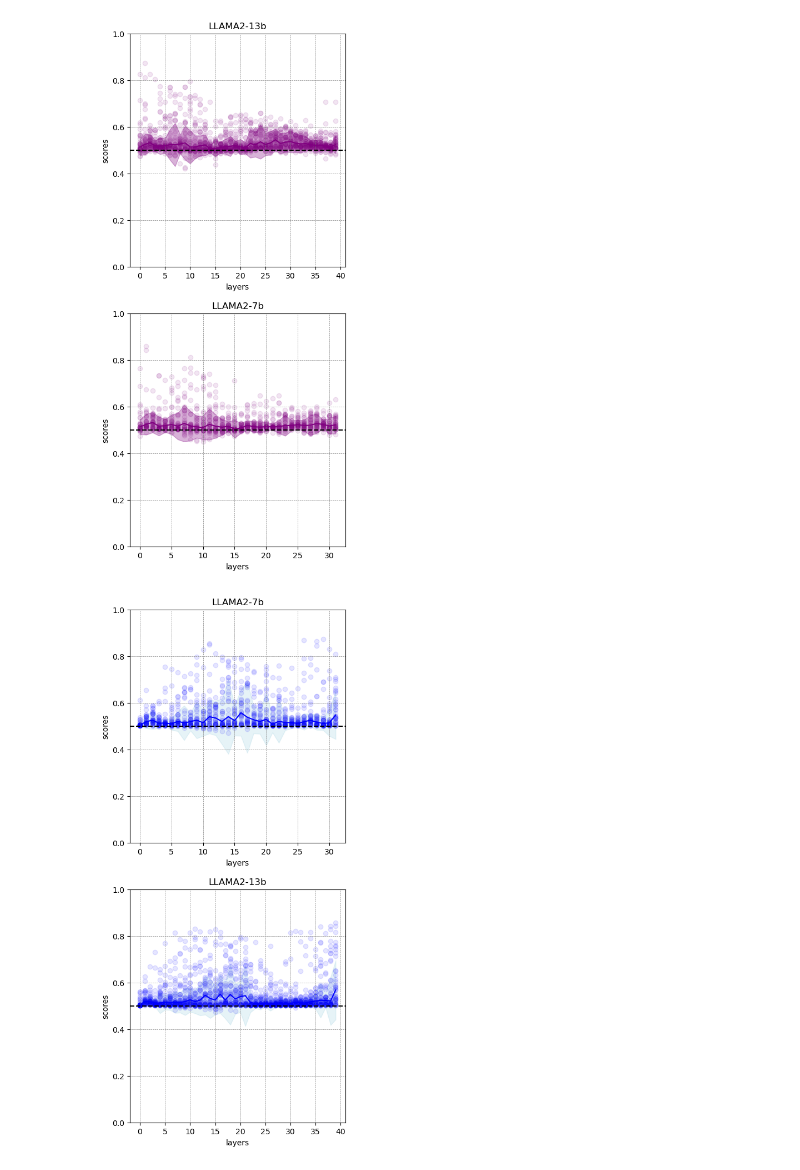
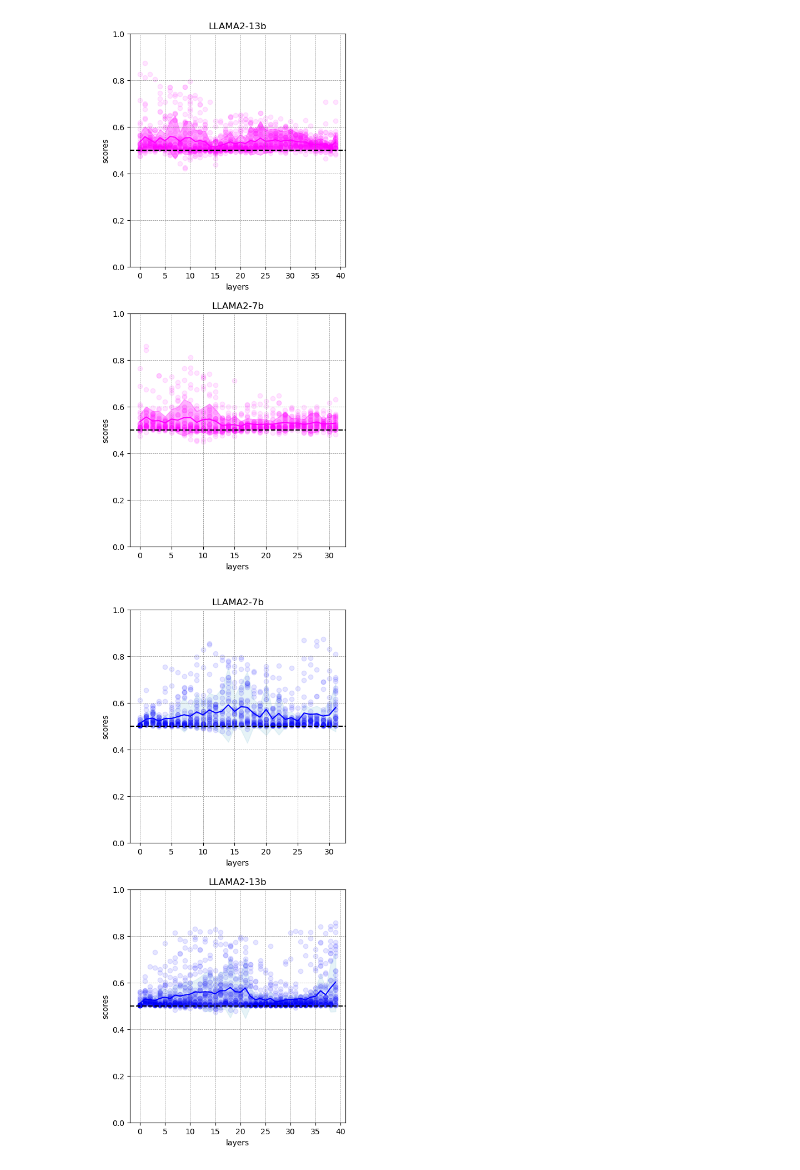
Before and after one commit to matteosaponati/attention-geometry, a Jupyter notebook: figures/LLAMA2-layers.ipynb, the cells around one changed output. Drawn from its saved outputs; the diff is of its cells as text; code cells hidden in the pictures.

```diff
--- a/figures/LLAMA2-layers.ipynb
+++ b/figures/LLAMA2-layers.ipynb
@@ -6,35 +6,35 @@ import matplotlib.pyplot as plt
 # %%
 # get query-key scores for Llama 2 models calculated on each head
 with open('../_data/fig_scores/LLAMA2-query-key.pkl', 'rb') as file:
     models = pickle.load(file)
 
 names = list(models.keys())
 
 plt.figure(figsize=(5,6 * len(names)))
 
 for i, name in enumerate(names):
 
     plt.subplot(len(names),1,i+1)
 
     model = models[name][-2]**2
 
-    plt.plot(np.arange(model.shape[0]),np.median(model,axis=1),color='purple')
+    plt.plot(np.arange(model.shape[0]),np.mean(model,axis=1),color='magenta')
     plt.fill_between(np.arange(model.shape[0]),
-                 np.median(model,axis=1)+ iqr(model,axis=1),
-                 np.median(model,axis=1)- iqr(model,axis=1),
-                 color='purple',alpha=.3)
+                 np.mean(model,axis=1)+ iqr(model,axis=1),
+                 np.mean(model,axis=1)- iqr(model,axis=1),
+                 color='magenta',alpha=.3)
 
     for layer in range(model.shape[0]):
-        plt.scatter(layer*np.ones(model.shape[1]),model[layer,:],color='purple',alpha=.1)
+        plt.scatter(layer*np.ones(model.shape[1]),model[layer,:],color='magenta',alpha=.1)
 
     plt.grid(color = 'gray', linestyle = '--', linewidth = 0.5)
     plt.title(name)
     plt.ylabel('scores')
     plt.xlabel('layers')
     plt.ylim(0,1)
     plt.axhline(y=.5,color='k',linestyle='dashed')
 # %% [output]
-[figure, old version]
+[figure, new version]
 # %%
 # get query-key scores for Mistral models calculated on each head
 with open('../_data/fig_scores/LLAMA2-value-out.pkl', 'rb') as file:
@@ -50,10 +50,10 @@ for i, name in enumerate(names):
 
     model = models[name][-2]**2
 
-    plt.plot(np.arange(model.shape[0]),np.median(model,axis=1),color='blue')
+    plt.plot(np.arange(model.shape[0]),np.mean(model,axis=1),color='blue')
     plt.fill_between(np.arange(model.shape[0]),
-                 np.median(model,axis=1)+ iqr(model,axis=1),
-                 np.median(model,axis=1)- iqr(model,axis=1),
+                 np.mean(model,axis=1)+ iqr(model,axis=1),
+                 np.mean(model,axis=1)- iqr(model,axis=1),
                  color='lightblue',alpha=.3)
 
     for layer in range(model.shape[0]):
@@ -66,4 +66,4 @@ for i, name in enumerate(names):
     plt.ylim(0,1)
     plt.axhline(y=.5,color='k',linestyle='dashed')
 # %% [output]
-[figure, old version]
+[figure, new version]
```
Also changed, not shown: 4 other files.
